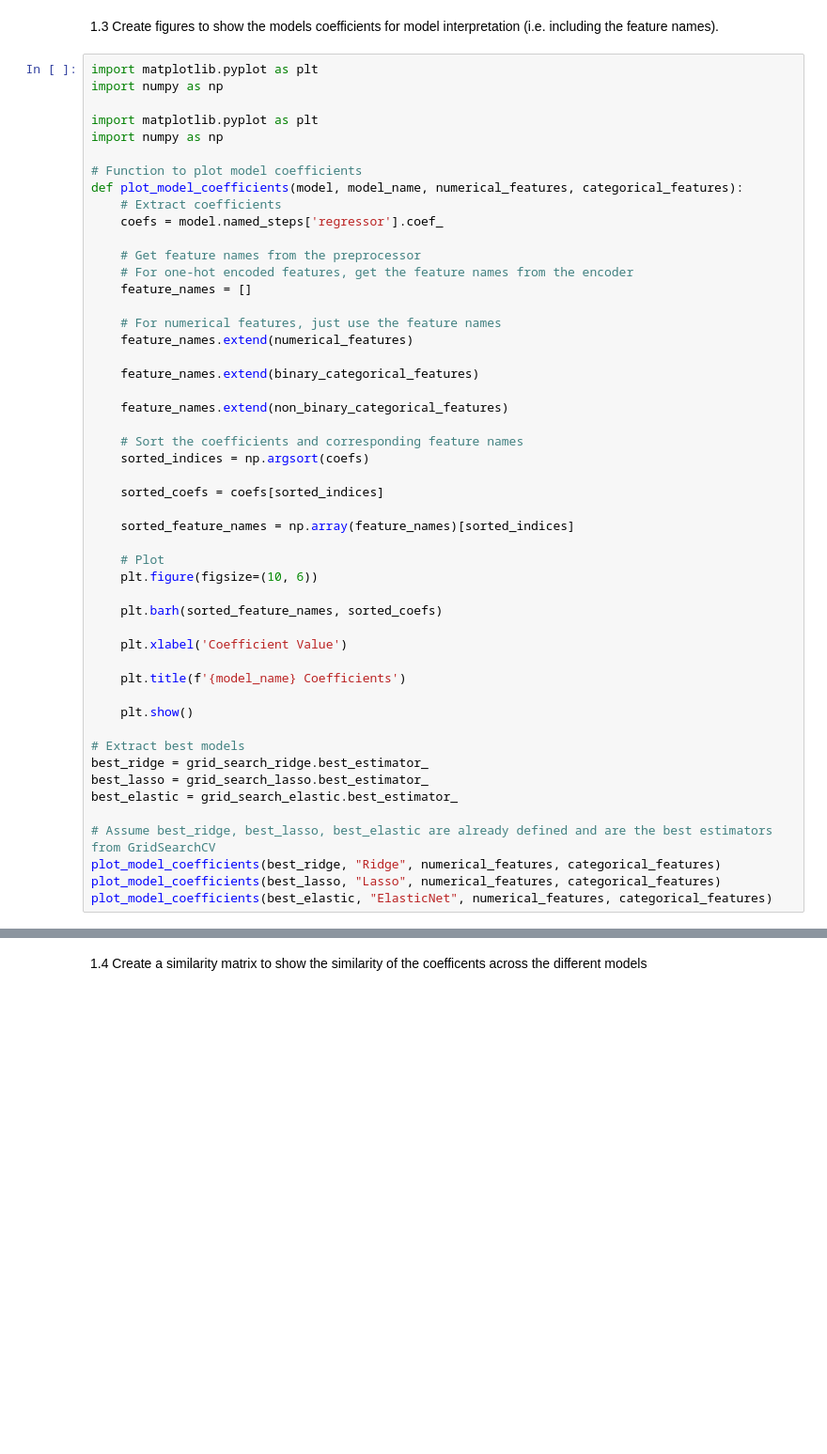
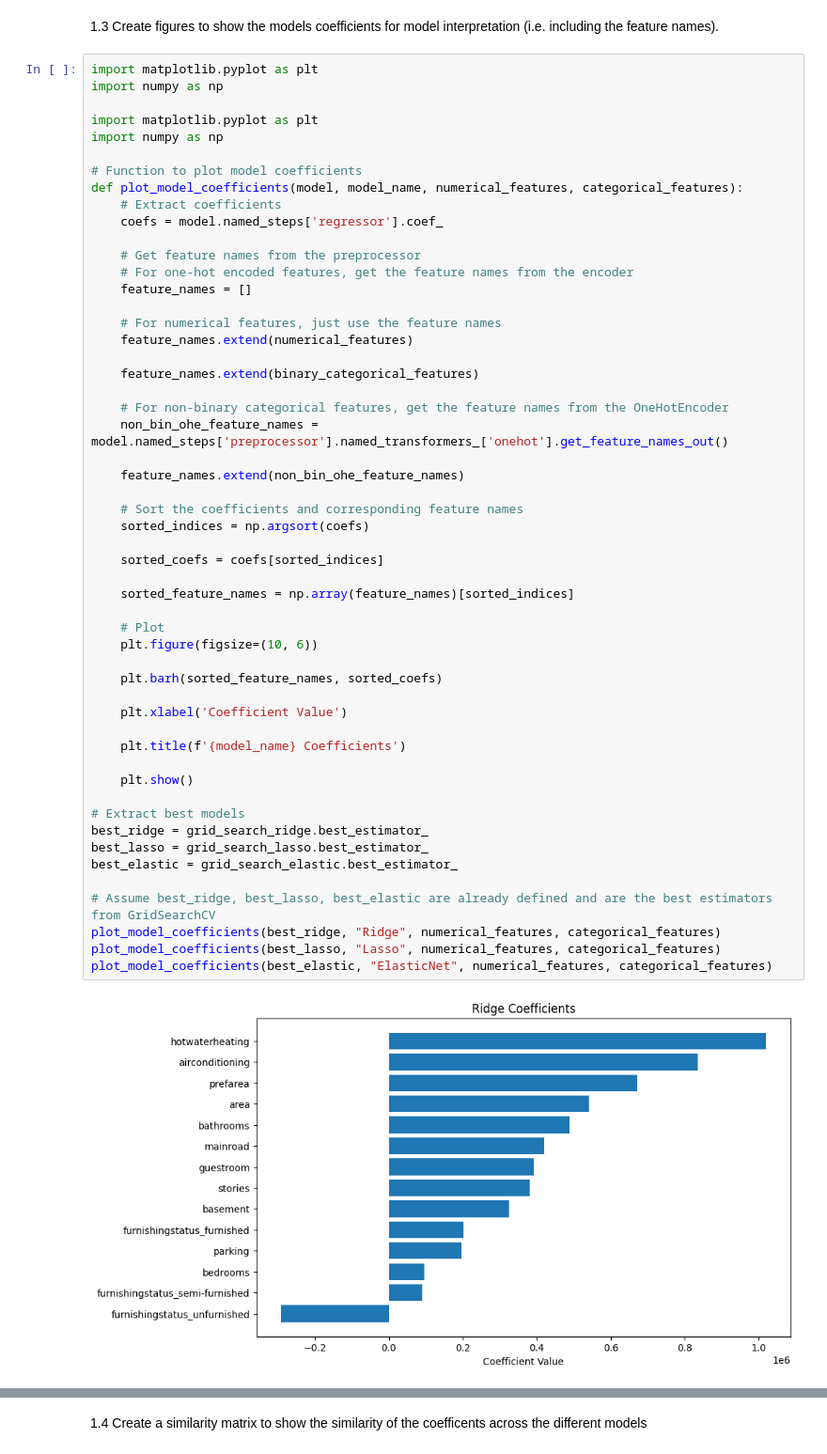
Before and after one commit to hlin863/COMP0189-practical-2024, a Jupyter notebook: week-04/Week4_problems.ipynb, the cells around one changed output, grey strips where cells are left out. Shown at 94% size. Cells and saved outputs as stored; diff of their text form; blank space fills up the shorter version.

```diff
--- a/week-04/Week4_problems.ipynb
+++ b/week-04/Week4_problems.ipynb
@@ -254,32 +253,37 @@ def plot_model_coefficients(model, model_name, numerical_features, categorical_f
 
     feature_names.extend(binary_categorical_features)
 
-    feature_names.extend(non_binary_categorical_features)
+    # For non-binary categorical features, get the feature names from the OneHotEncoder
+    non_bin_ohe_feature_names = model.named_steps['preprocessor'].named_transformers_['onehot'].get_feature_names_out()
+
+    feature_names.extend(non_bin_ohe_feature_names)
 
     # Sort the coefficients and corresponding feature names
     sorted_indices = np.argsort(coefs)
 
     sorted_coefs = coefs[sorted_indices]
 
     sorted_feature_names = np.array(feature_names)[sorted_indices]
 
     # Plot
     plt.figure(figsize=(10, 6))
 
     plt.barh(sorted_feature_names, sorted_coefs)
 
     plt.xlabel('Coefficient Value')
 
     plt.title(f'{model_name} Coefficients')
 
     plt.show()
 
 # Extract best models
 best_ridge = grid_search_ridge.best_estimator_
 best_lasso = grid_search_lasso.best_estimator_
 best_elastic = grid_search_elastic.best_estimator_
 
 # Assume best_ridge, best_lasso, best_elastic are already defined and are the best estimators from GridSearchCV
 plot_model_coefficients(best_ridge, "Ridge", numerical_features, categorical_features)
 plot_model_coefficients(best_lasso, "Lasso", numerical_features, categorical_features)
 plot_model_coefficients(best_elastic, "ElasticNet", numerical_features, categorical_features)
+# %% [output]
+[figure, added]
```
Also changed, not shown: parts of 5 cells of this notebook, 1 other file.
